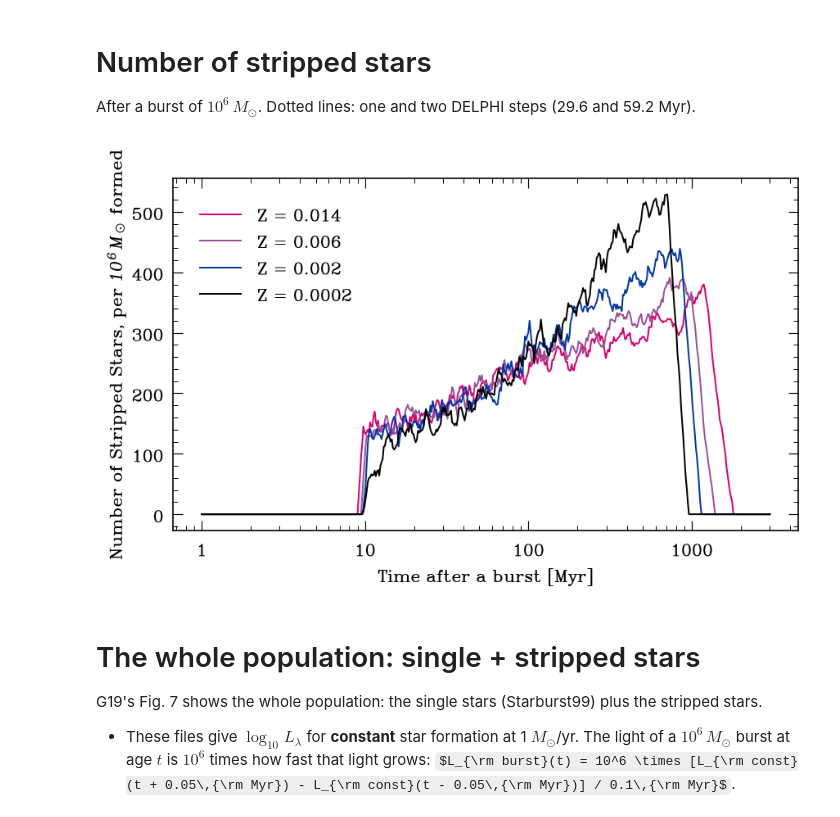
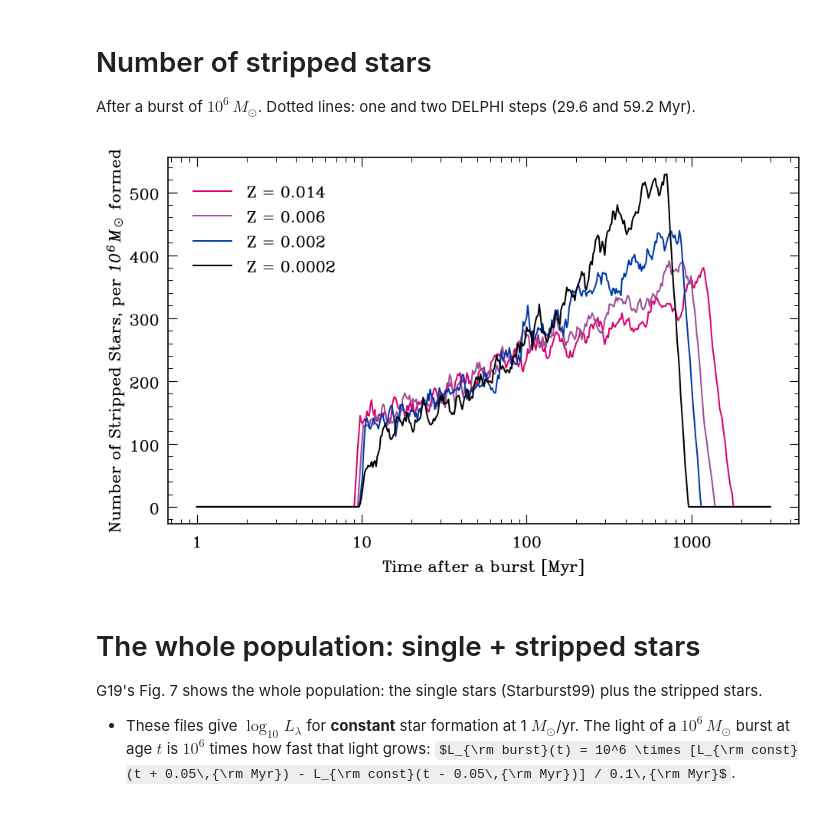
Before and after one commit to 10ay/delphi_notebooks, a Jupyter notebook: notebooks/SED_goetberg19.ipynb, the cells around one changed output. Saved outputs shown, nothing was run; the diff lists cells and outputs as text; code cells hidden in the pictures; some formulas as TeX source.

```diff
--- a/notebooks/SED_goetberg19.ipynb
+++ b/notebooks/SED_goetberg19.ipynb
@@ -55,20 +59,18 @@ for Z in metallicities:
 
 After a burst of $10^6\,M_\odot$. Dotted lines: one and two DELPHI steps (29.6 and 59.2 Myr).
 # %%
-fig, ax = plt.subplots(figsize=(7.5, 4.6))
+fig, ax = plt.subplots(figsize=(8,5))
 for Z in metallicities:
     counts = read_counts(Z)
     ax.plot(counts["time"] / 1e6, counts["total"], color=Z_color[Z], label=f"Z = {Z}")
-#for delphi_step in (29.6, 59.2):
- #   ax.axvline(delphi_step, color="0.6", ls=":", lw=1)
 ax.set_xscale("log")
 ax.set_xlabel("Time after a burst [Myr]")
 ax.set_ylabel(r"Number of Stripped Stars, per $10^6\,M_\odot$ formed")
 ax.legend(frameon=False)
 fig.tight_layout()
 plt.show()
 # %% [output]
-[figure, old version]
+[figure, new version]
 # %% [markdown]
 # The whole population: single + stripped stars
 
```
Also changed, not shown: parts of 9 cells of this notebook, 10 other files.
